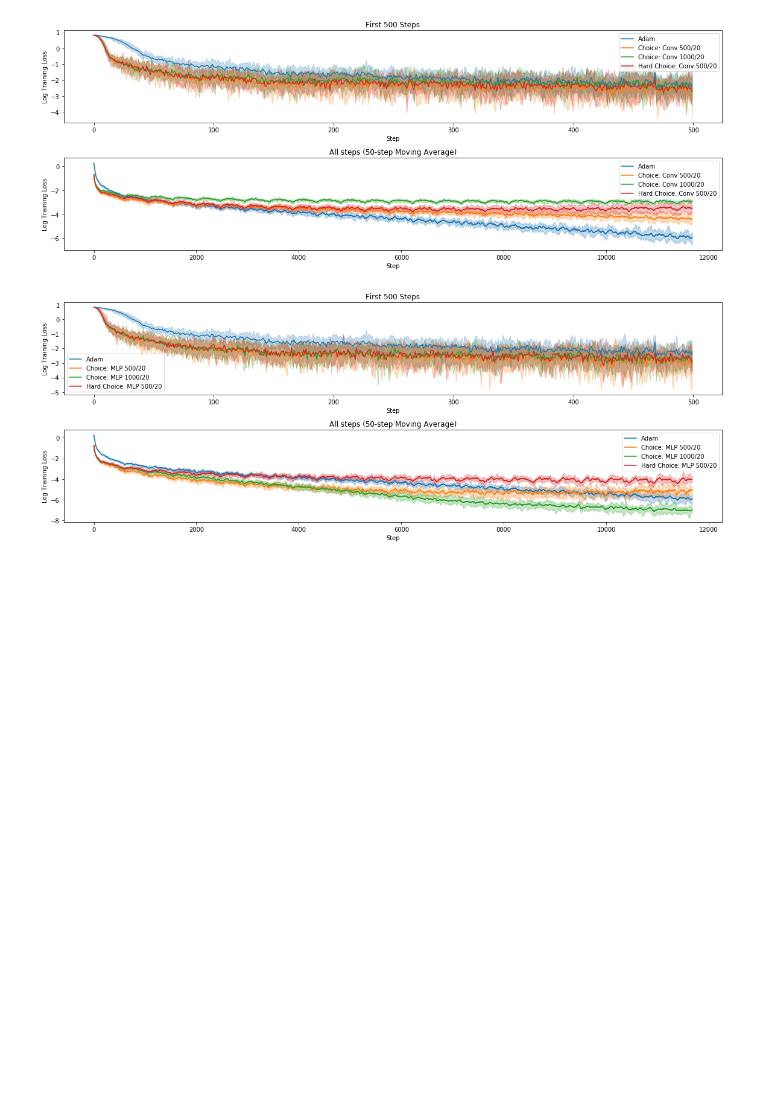
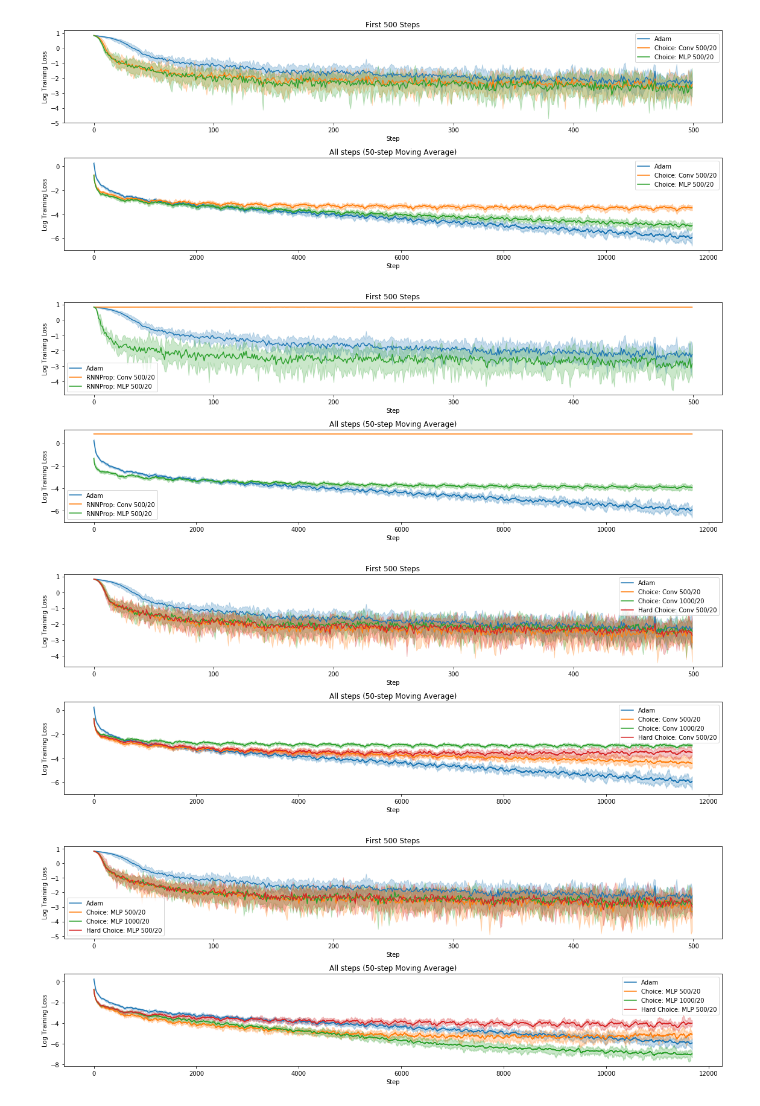
Before and after one commit to thetianshuhuang/l2o, a Jupyter notebook: eval_analysis.ipynb, the cells around one changed output. Cells and saved outputs as stored; diff of their text form; code cells hidden in the pictures; blank space fills up the shorter version.

```diff
--- a/eval_analysis.ipynb
+++ b/eval_analysis.ipynb
@@ -12,6 +12,12 @@ def plot_eval(tests):
     plot.plot_stats_batch(tests, axs[1], end=0, sma=50)
     axs[1].set_title("All steps (50-step Moving Average)")
     fig.tight_layout()
+# %%
+plot_eval(["adam", "choice-20x25C", "choice-20x25M"])
+plot_eval(["adam", "rnnprop-20x25C", "rnnprop-20x25M"])
+# %% [output]
+[figure, added]
+[figure, added]
 # %%
 plot_eval(["adam", "choice-20x25C", "choice-20x50C", "choice-20x25C-hard"])
 # %% [output]
```
Also changed, not shown: 2 other files.
